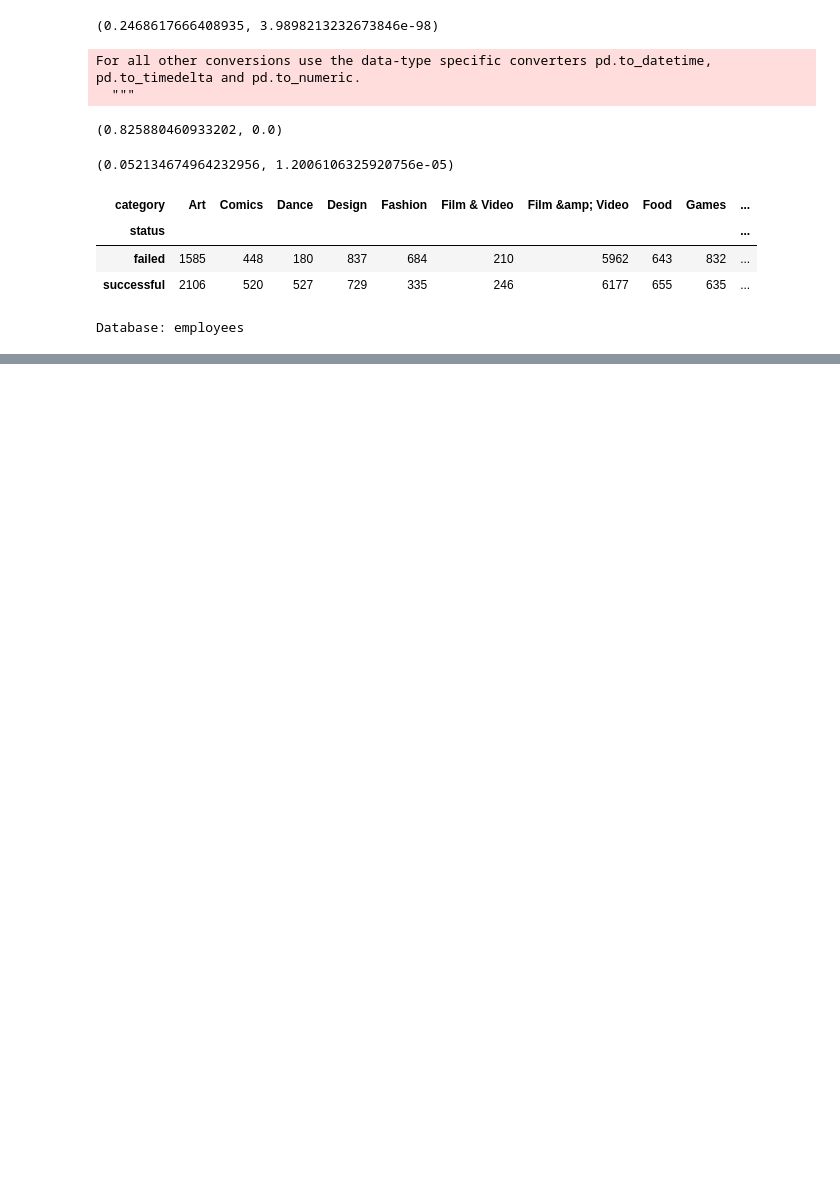
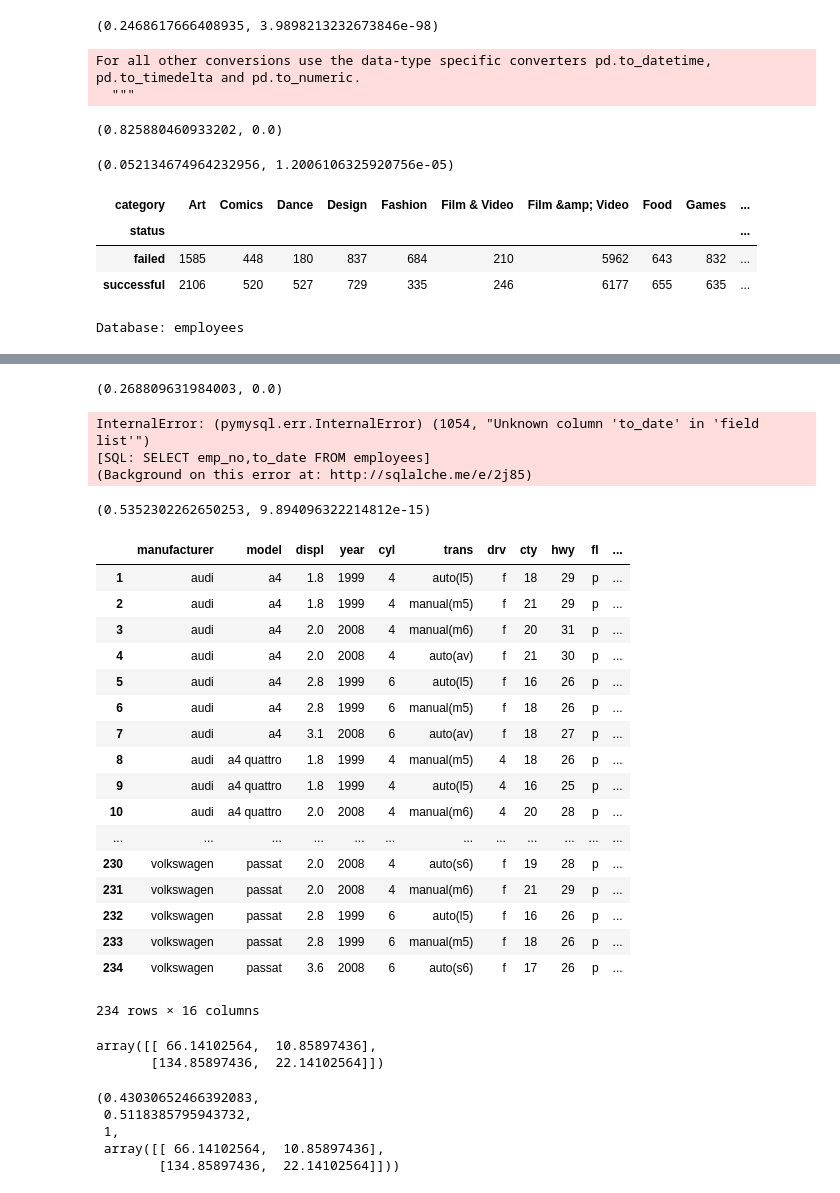
Before and after one commit to JefferyRoeder/statistics-exercises, a Jupyter notebook: hypothesis_testing.ipynb, the cells around one changed output, grey strips where cells are left out. Drawn from its saved outputs; the diff is of its cells as text; code cells hidden in the pictures; blank space fills up the shorter version.

```diff
--- a/hypothesis_testing.ipynb
+++ b/hypothesis_testing.ipynb
@@ -231,0 +356,16 @@ Database: employees
+# %%
+#emp_salary['date_diff'] = emp_salary['date_diff']/pd.to_timedelta(1,unit='D')
+#relationship between employees and salaries
+x = emp_salary['date_diff']
+y = emp_salary['salary']
+stats.pearsonr(x,y)
+# %% [output]
+(0.268809631984003, 0.0)
+# %%
+employees_positions = pd.read_sql("""SELECT emp_no,to_date FROM employees""",url)
+
+employees_positions
+# %% [output]
+InternalError: (pymysql.err.InternalError) (1054, "Unknown column 'to_date' in 'field list'")
+[SQL: SELECT emp_no,to_date FROM employees]
+(Background on this error at: http://sqlalche.me/e/2j85)
@@ -231,0 +384,52 @@ Database: employees
+# %%
+#3 Use the sleepstudy data. Is there a relationship between days and reaction time?
+
+sleepstudy
+x = sleepstudy['Reaction']
+y = sleepstudy['Days']
+stats.pearsonr(x,y)
+# %% [output]
+(0.5352302262650253, 9.894096322214812e-15)
+# %%
+#1 Use the following contingency table to help answer the question of whether using a macbook and being a codeup student are independent of each other.
+index = ['Codeup Student','Not Codeup Student']
+columns = ['Macbook','Other']
+observed= pd.DataFrame([[49,20],[1,30]], index=index, columns=columns)
+chi2,p,degf,expected = stats.chi2_contingency(observed)
+chi2
+mpg
+# %% [output]
+|  | manufacturer | model | displ | year | cyl | trans | drv | cty | hwy | fl | ... |
+| 1 | audi | a4 | 1.8 | 1999 | 4 | auto(l5) | f | 18 | 29 | p | ... |
+| 2 | audi | a4 | 1.8 | 1999 | 4 | manual(m5) | f | 21 | 29 | p | ... |
+| 3 | audi | a4 | 2.0 | 2008 | 4 | manual(m6) | f | 20 | 31 | p | ... |
+| 4 | audi | a4 | 2.0 | 2008 | 4 | auto(av) | f | 21 | 30 | p | ... |
+| 5 | audi | a4 | 2.8 | 1999 | 6 | auto(l5) | f | 16 | 26 | p | ... |
+| 6 | audi | a4 | 2.8 | 1999 | 6 | manual(m5) | f | 18 | 26 | p | ... |
+| 7 | audi | a4 | 3.1 | 2008 | 6 | auto(av) | f | 18 | 27 | p | ... |
+| 8 | audi | a4 quattro | 1.8 | 1999 | 4 | manual(m5) | 4 | 18 | 26 | p | ... |
+| 9 | audi | a4 quattro | 1.8 | 1999 | 4 | auto(l5) | 4 | 16 | 25 | p | ... |
+| 10 | audi | a4 quattro | 2.0 | 2008 | 4 | manual(m6) | 4 | 20 | 28 | p | ... |
+| ... | ... | ... | ... | ... | ... | ... | ... | ... | ... | ... | ... |
+| 230 | volkswagen | passat | 2.0 | 2008 | 4 | auto(s6) | f | 19 | 28 | p | ... |
+| 231 | volkswagen | passat | 2.0 | 2008 | 4 | manual(m6) | f | 21 | 29 | p | ... |
+| 232 | volkswagen | passat | 2.8 | 1999 | 6 | auto(l5) | f | 16 | 26 | p | ... |
+| 233 | volkswagen | passat | 2.8 | 1999 | 6 | manual(m5) | f | 18 | 26 | p | ... |
+| 234 | volkswagen | passat | 3.6 | 2008 | 6 | auto(s6) | f | 17 | 26 | p | ... |
+234 rows × 16 columns
+# %%
+#2. Choose another 2 categorical variables from the mpg dataset and perform a
+#chi2 contingency table test with them.
+#Be sure to state your null and alternative hypotheses.
+
+#mpg['class_truck'] = mpg['class'] == 'pickup'
+#mpg
+columns = ['Other','Truck']
+index = ['Manual','Auto']
+observed = pd.DataFrame([[64,13],[137,20]],index=index,columns=columns)
+chi2,p,degf,expected = stats.chi2_contingency(observed)
+chi2
+expected
+# %% [output]
+array([[ 66.14102564,  10.85897436],
+       [134.85897436,  22.14102564]])
@@ -231,0 +442,8 @@ Database: employees
+# %%
+stats.chi2_contingency(observed2)
+# %% [output]
+(0.43030652466392083,
+ 0.5118385795943732,
+ 1,
+ array([[ 66.14102564,  10.85897436],
+        [134.85897436,  22.14102564]]))
```
Also changed, not shown: parts of 33 cells of this notebook.
